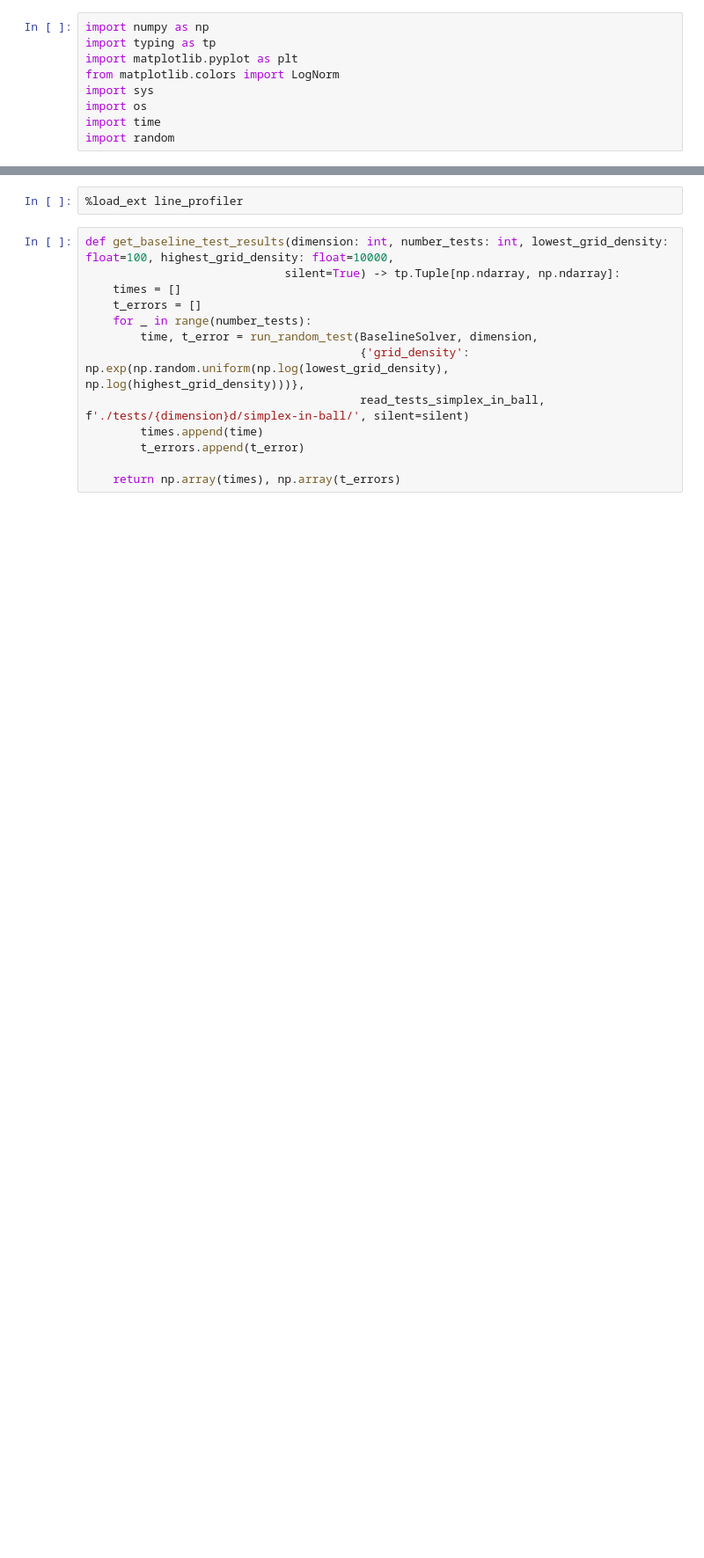
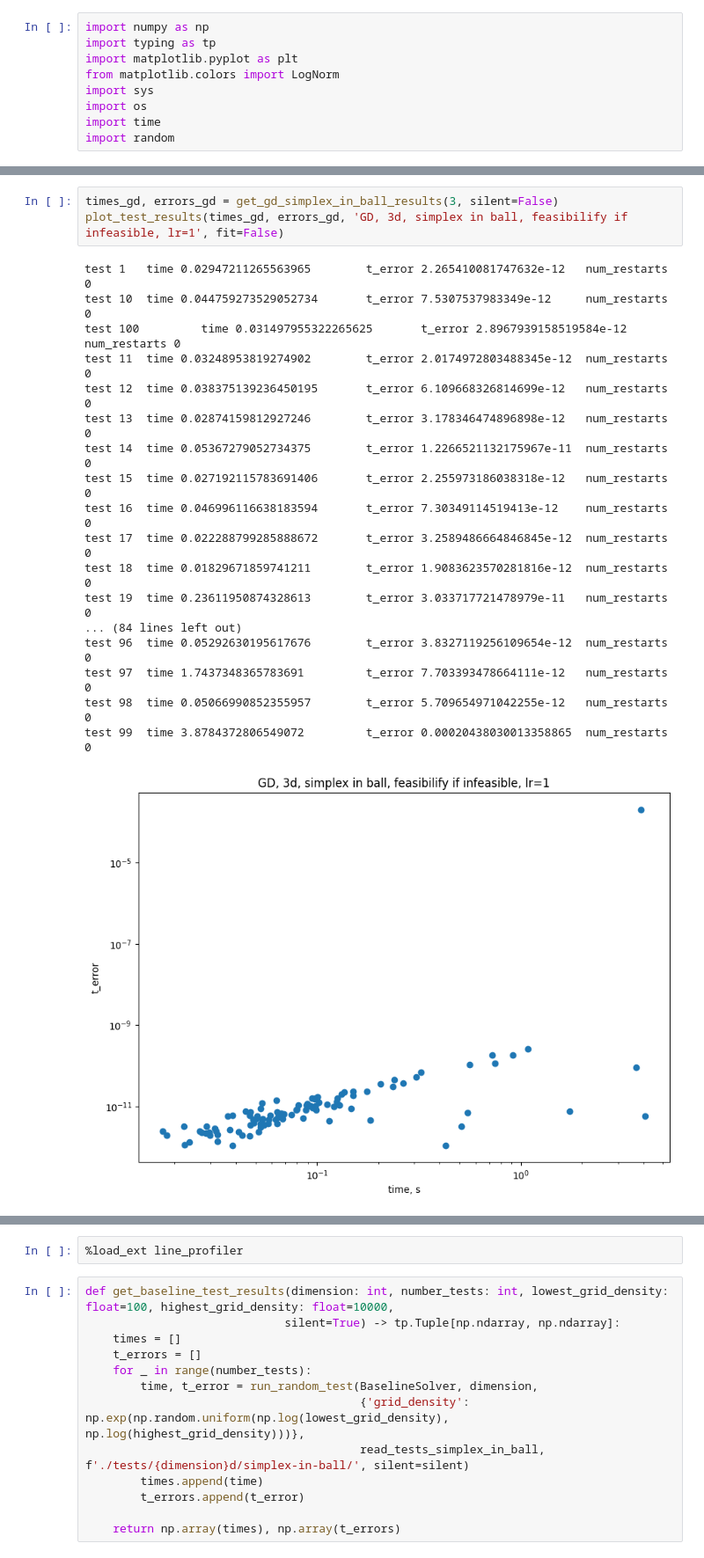
Before and after one commit to Paul566/GraduateThesis, a Jupyter notebook: nb.ipynb, the cells around one changed output, grey strips where cells are left out. Shown at 88% size. Cells and saved outputs as stored; diff of their text form; blank space fills up the shorter version.

```diff
--- a/nb.ipynb
+++ b/nb.ipynb
@@ -15,0 +83,22 @@ from utils import read_tests_degenerate_simplex_in_ball, read_tests_polyhedron_i
+# %%
+times_gd, errors_gd = get_gd_simplex_in_ball_results(3, silent=False)
+plot_test_results(times_gd, errors_gd, 'GD, 3d, simplex in ball, feasibilify if infeasible, lr=1', fit=False)
+# %% [output]
+test 1   time 0.02947211265563965        t_error 2.265410081747632e-12   num_restarts 0
+test 10  time 0.044759273529052734       t_error 7.5307537983349e-12     num_restarts 0
+test 100         time 0.031497955322265625       t_error 2.8967939158519584e-12  num_restarts 0
+test 11  time 0.03248953819274902        t_error 2.0174972803488345e-12  num_restarts 0
+test 12  time 0.038375139236450195       t_error 6.109668326814699e-12   num_restarts 0
+test 13  time 0.02874159812927246        t_error 3.178346474896898e-12   num_restarts 0
+test 14  time 0.05367279052734375        t_error 1.2266521132175967e-11  num_restarts 0
+test 15  time 0.027192115783691406       t_error 2.255973186038318e-12   num_restarts 0
+test 16  time 0.046996116638183594       t_error 7.30349114519413e-12    num_restarts 0
+test 17  time 0.022288799285888672       t_error 3.2589486664846845e-12  num_restarts 0
+test 18  time 0.01829671859741211        t_error 1.9083623570281816e-12  num_restarts 0
+test 19  time 0.23611950874328613        t_error 3.033717721478979e-11   num_restarts 0
+... (84 lines left out)
+test 96  time 0.05292630195617676        t_error 3.8327119256109654e-12  num_restarts 0
+test 97  time 1.7437348365783691         t_error 7.703393478664111e-12   num_restarts 0
+test 98  time 0.05066990852355957        t_error 5.709654971042255e-12   num_restarts 0
+test 99  time 3.8784372806549072         t_error 0.00020438030013358865  num_restarts 0
+[figure, added]
```
Also changed, not shown: parts of 18 cells of this notebook, 10 other files.
